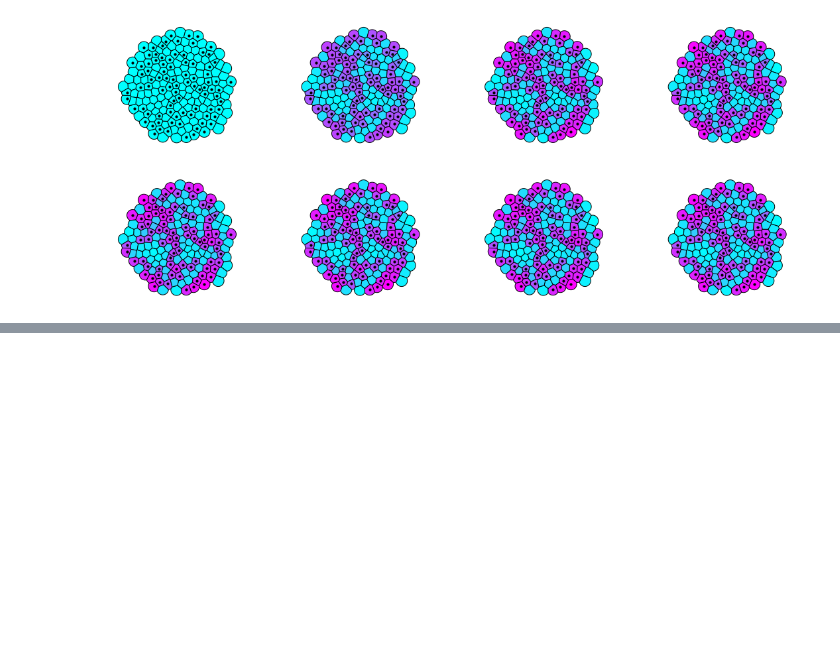
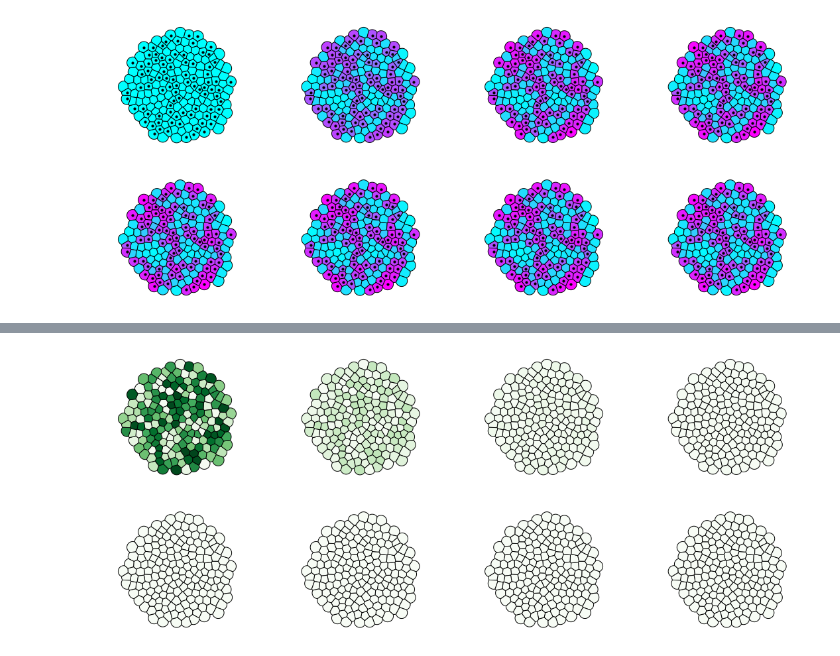
Before and after one commit to SchardtS/Cell-Differentiation, a Jupyter notebook: Mesh generation + diffusion.ipynb, the cells around one changed output, grey strips where cells are left out. Drawn from its saved outputs; the diff is of its cells as text; code cells hidden in the pictures; blank space fills up the shorter version.

```diff
--- a/Mesh generation + diffusion.ipynb
+++ b/Mesh generation + diffusion.ipynb
@@ -582,0 +603,92 @@ min uptake: 0.0015766862930666466    min production: 0.11875556581548627
+# %%
+η_u = np.exp(7)
+η_v = np.exp(6)
+η_s = np.exp(3)
+η_vx = np.exp(2)
+
+r_u = 1
+r_v = 1
+r_s_int = 1
+r_s_ext = 1
+γ_u = 10
+γ_v = 10
+γ_s_int = 10
+γ_s_ext = 10
+
+p_u = lambda u, v: η_u*u/(1 + η_u*u + η_v*v)
+p_v = lambda u, v: η_v*v/(1 + η_u*u + η_v*v)
+
+s_crit = 0.04
+
+N = 50
+T = 1
+Diff = 1
+dt = T/N
+
+s_full = np.zeros([N+1, org.nofCells*2])
+s_full[0,:] = np.random.uniform(0,0.1,org.nofCells*2)
+s_int = s_full[0,:org.nofCells]
+
+u = np.zeros(org.nofCells)
+v = np.zeros(org.nofCells)
+
+u[s_int < s_crit] = 0.1
+v[s_int >= s_crit] = 0.1
+
+I = np.eye(org.nofCells)
+A = (1 + dt*γ_s_int)*I
+B = dt*r_s_int*p_v(u,v)*I
+C = np.zeros([org.nofCells, org.nofCells])
+D = ((1 + dt*γ_s_ext)*I - dt*Diff*DXX)
+
+M = np.block([[A, B],
+              [C, D]])
+
+for i in range(N):
+
+    B = dt*r_s_int*p_v(u,v)*I
+    D = ((1 + dt*γ_s_ext + r_s_ext*p_v(u,v))*I - dt*Diff*DXX)
+    M = np.block([[A, C],
+                  [C, D]])
+
+    rhs = np.block([s_full[i,:org.nofCells],
+                    s_full[i,org.nofCells:] + dt*r_s_ext*p_u(u,v)])
+
+    u = np.zeros(org.nofCells)
+    v = np.zeros(org.nofCells)
+    u[s_full[i,:org.nofCells] < s_crit] = 0.1
+    v[s_full[i,:org.nofCells] >= s_crit] = 0.1
+
+    s_full[i+1,:] = np.linalg.solve(M, rhs)
+
+bounds = [np.min(s_full[:,:org.nofCells]), np.max(s_full[:,:org.nofCells])]
+nofPlots = 8
+plt.figure(figsize=(19, 4*(int(nofPlots/4)+1)))
+for i in range(nofPlots):
+    plt.subplot(int(nofPlots/4)+1,4,i+1)
+    j = int(N/(nofPlots-1)*i)
+    org.cellPlot(s_full[j,:org.nofCells], size=0, bounds=bounds, cmap='Greens')
+    #print(min(s_full[j,:org.nofCells]), max(s_full[j,:org.nofCells]))
+
+bounds = [np.min(s_full[:,org.nofCells:]), np.max(s_full[:,org.nofCells:])]
+nofPlots = 8
+plt.figure(figsize=(19, 4*(int(nofPlots/4)+1)))
+for i in range(nofPlots):
+    plt.subplot(int(nofPlots/4)+1,4,i+1)
+    j = int(N/(nofPlots-1)*i)
+    org.cellPlot(s_full[j,org.nofCells:], size=0, bounds=bounds, cmap='Blues')
+    print(min(s_full[j,org.nofCells:]), max(s_full[j,org.nofCells:]))
+
+plt.figure(figsize=(19, 4*(int(nofPlots/4)+1)))
+for i in range(nofPlots):
+    plt.subplot(int(nofPlots/4)+1,4,i+1)
+    j = int(N/(nofPlots-1)*i)
+
+    uptake = r_w/γ_w*p(f_w(u,v))*p_s(s[j,:])
+    u = np.zeros(org.nofCells)
+    v = np.zeros(org.nofCells)
+    u[s_full[j,:org.nofCells] < s_crit] = 0.1
+    v[s_full[j,:org.nofCells] >= s_crit] = 0.1
+
+    org.cellPlot(v, size=0, bounds=[0,0.1])
+# %% [output]
@@ -582,0 +703 @@ min uptake: 0.0015766862930666466    min production: 0.11875556581548627
+[figure, added]
```
Also changed, not shown: parts of 8 cells of this notebook, 1 other file.
